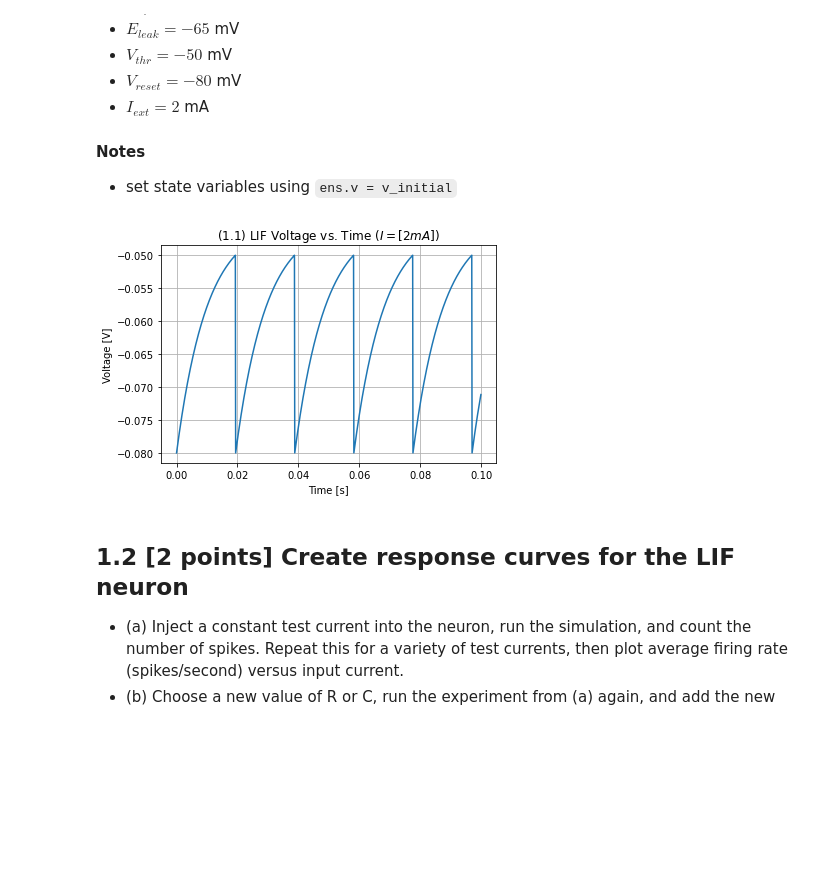
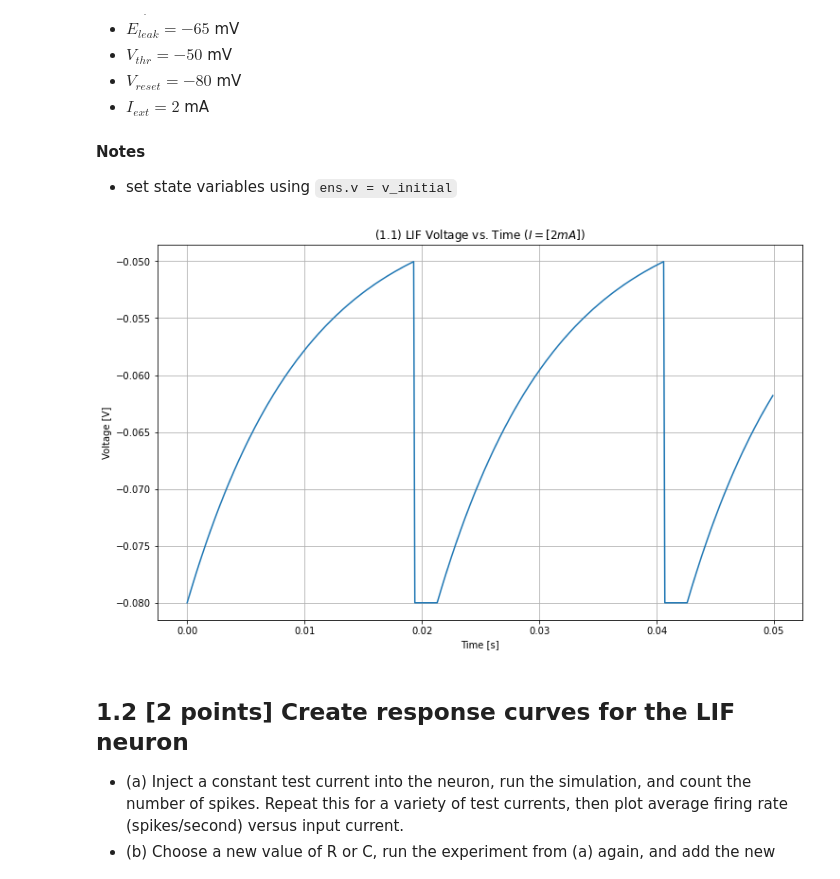
Before and after one commit to borealis31/SYDE552, a Jupyter notebook: Assignment 1/syde552-assignment1.ipynb, the cells around one changed output. Cells and saved outputs as stored; diff of their text form; code cells hidden in the pictures; blank space fills up the shorter version.

```diff
--- a/Assignment 1/syde552-assignment1.ipynb
+++ b/Assignment 1/syde552-assignment1.ipynb
@@ -191,37 +191,38 @@ C_n = 1*mfarad
 tau_ref_n = 2*ms
 E_leak = -65*mV
 V_th = -50*mV
 V_res = -80*mV
 I_ext = 2*mA
 
 # Initialize Behaviour Eqns for Neuron Behaviour
-n_eq = 'dv/dt = -(1/(R_n*C_n))*(v - E_leak) + (1/C_n)*I_ext : volt'
+n_eq = 'dv/dt = -(1/(R_n*C_n))*(v - E_leak) + (1/C_n)*I_ext : volt (unless refractory)'
 thresh = 'v > V_th'
 reset = 'v = V_res'
 ref = 'tau_ref_n'
 
 # Create Neuron and Initialize Voltage to the Reset Voltage
 ens = NeuronGroup(1, n_eq, threshold=thresh, reset=reset, refractory=ref, method='euler')
 ens.v = -80*mV
 
 # Configure Probes to Track Neuron Properties
 p_voltage = StateMonitor(ens, 'v', record=True)
 p_spike = SpikeMonitor(ens)
 
 # Create Reload Point for Successive Simulations
 store('init')
 
 # Simulate
-run(100*ms)
+run(50*ms)
 
 # Visualize
-fig, pl1 = plt.subplots()
+fig, pl1 = plt.subplots(1,1)
+fig.subplots_adjust(top=1.5,right=1.7,wspace=0.3,hspace=0.2)
 pl1.plot(p_voltage.t, p_voltage.v[0])
 pl1.set(title="(1.1) LIF Voltage vs. Time ($I=[2mA]$)", xlabel='Time [s]', ylabel='Voltage [V]')
 pl1.grid()
 plt.show()
 # %% [output]
-[figure, old version]
+[figure, new version]
 # %% [markdown]
 ## 1.2 [2 points] Create response curves for the LIF neuron
  - (a) Inject a constant test current into the neuron, run the simulation, and count the number of spikes. Repeat this for a variety of test currents, then plot average firing rate (spikes/second) versus input current.
```
Also changed, not shown: parts of 18 cells of this notebook.
